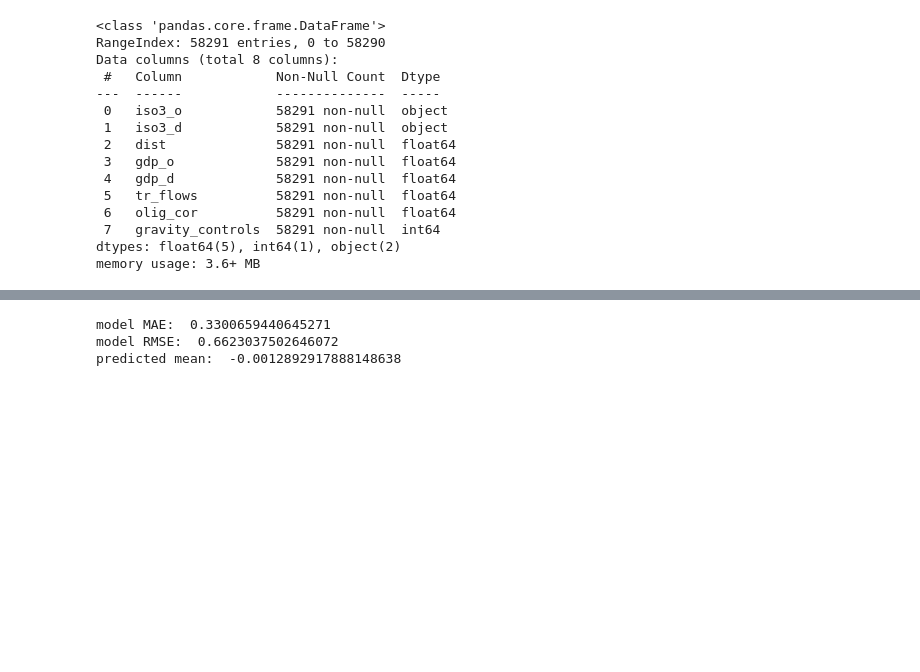
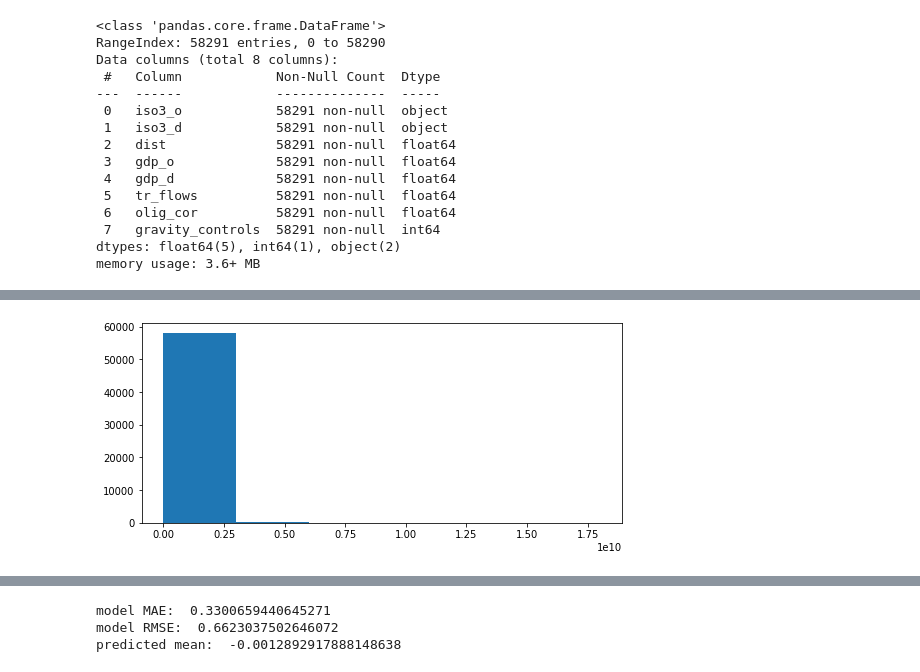
Before and after one commit to makcfd/angela-thesis, a Jupyter notebook: Regression_augmented.ipynb, the cells around one changed output, grey strips where cells are left out. Drawn from its saved outputs; the diff is of its cells as text; code cells hidden in the pictures; blank space fills up the shorter version.

```diff
--- a/Regression_augmented.ipynb
+++ b/Regression_augmented.ipynb
@@ -91,0 +116,11 @@ memory usage: 3.6+ MB
+# %%
+plt.rcParams["figure.figsize"] = [7.50, 3.50]
+plt.rcParams["figure.autolayout"] = True
+
+fig, axs = plt.subplots(1, 1, sharey=True, tight_layout=True)
+
+axs.hist(df['tr_flows'], bins=6)
+
+plt.show()
+# %% [output]
+[figure, added]
```
Also changed, not shown: parts of 6 cells of this notebook.
